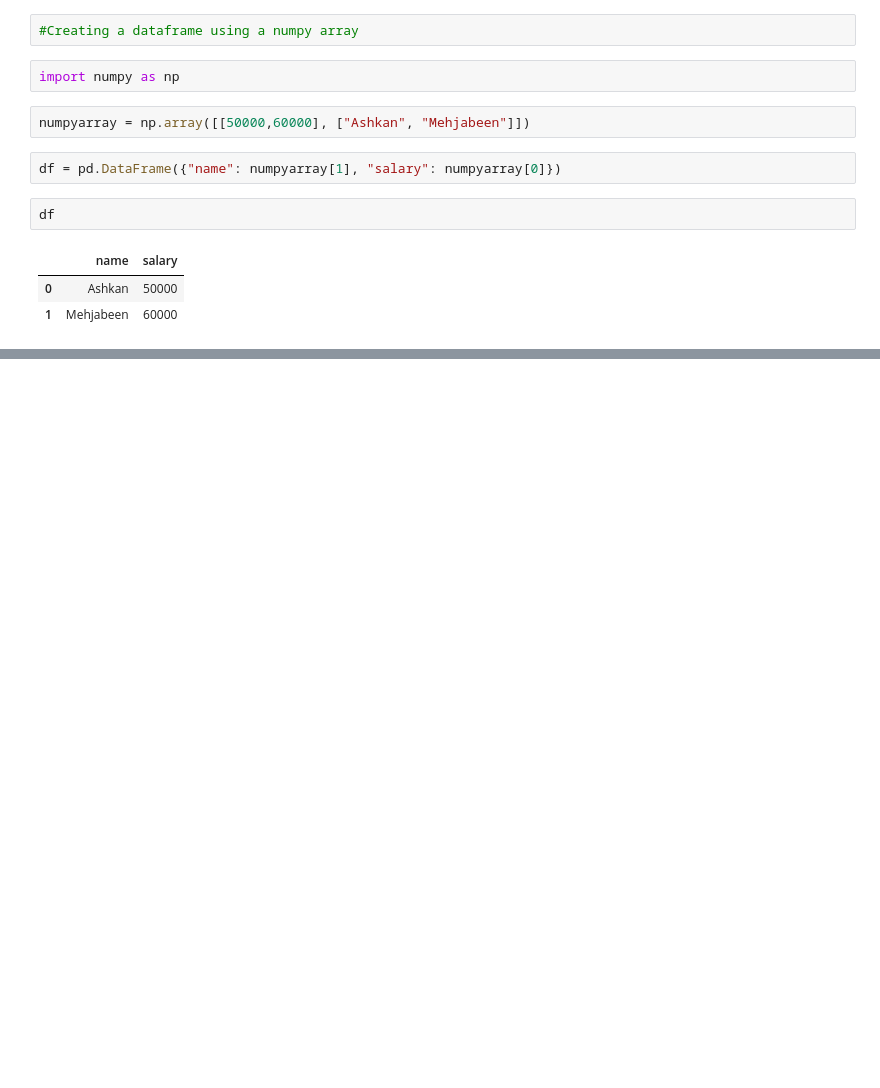
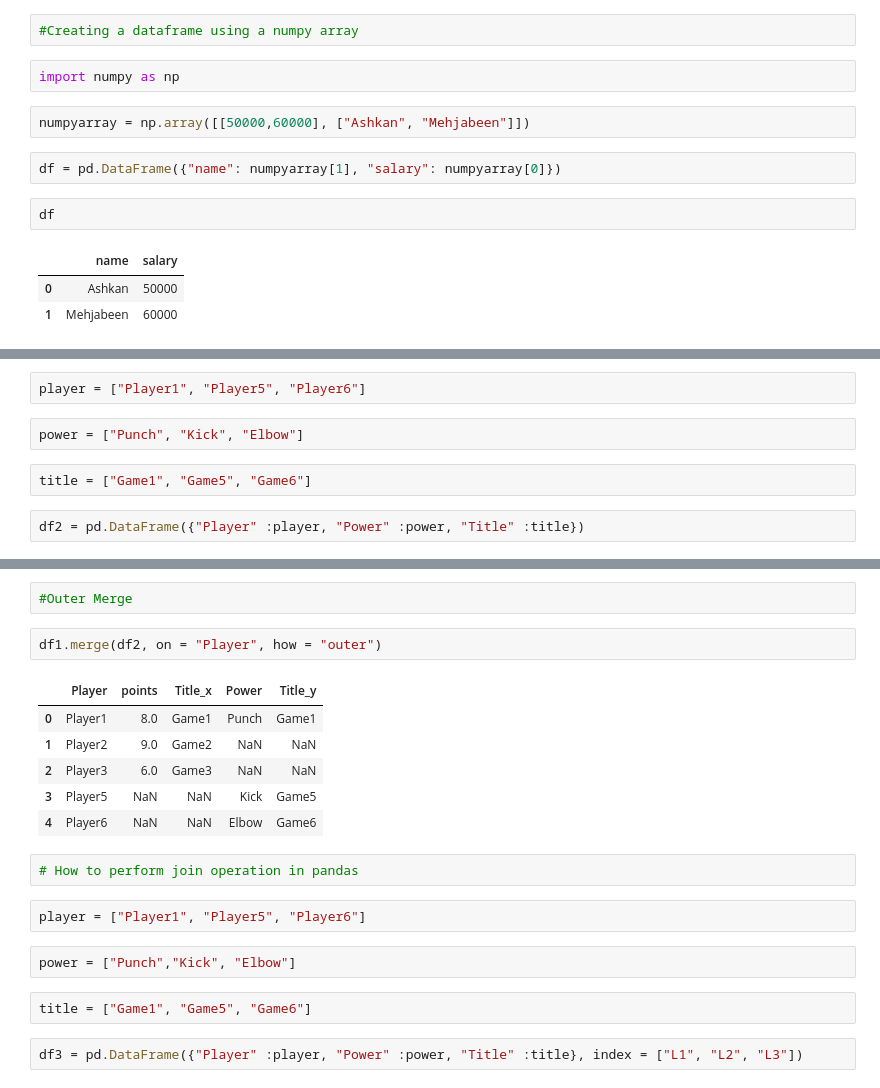
Before and after one commit to ashkanmulla/Ashkan_Data_Science_Practice, a Jupyter notebook: Pandas_Practice.ipynb, the cells around one changed output, grey strips where cells are left out. Saved outputs shown, nothing was run; the diff lists cells and outputs as text; blank space fills up the shorter version.

```diff
--- a/Pandas_Practice.ipynb
+++ b/Pandas_Practice.ipynb
@@ -87,0 +107,8 @@ df
+# %%
+player = ["Player1", "Player5", "Player6"]
+# %%
+power = ["Punch", "Kick", "Elbow"]
+# %%
+title = ["Game1", "Game5", "Game6"]
+# %%
+df2 = pd.DataFrame({"Player" :player, "Power" :power, "Title" :title})
@@ -87,0 +147,21 @@ df
+# %%
+#Outer Merge
+# %%
+df1.merge(df2, on = "Player", how = "outer")
+# %% [output]
+|  | Player | points | Title_x | Power | Title_y |
+| 0 | Player1 | 8.0 | Game1 | Punch | Game1 |
+| 1 | Player2 | 9.0 | Game2 | NaN | NaN |
+| 2 | Player3 | 6.0 | Game3 | NaN | NaN |
+| 3 | Player5 | NaN | NaN | Kick | Game5 |
+| 4 | Player6 | NaN | NaN | Elbow | Game6 |
+# %%
+# How to perform join operation in pandas
+# %%
+player = ["Player1", "Player5", "Player6"]
+# %%
+power = ["Punch","Kick", "Elbow"]
+# %%
+title = ["Game1", "Game5", "Game6"]
+# %%
+df3 = pd.DataFrame({"Player" :player, "Power" :power, "Title" :title}, index = ["L1", "L2", "L3"])
```
Also changed, not shown: parts of 21 cells of this notebook.
